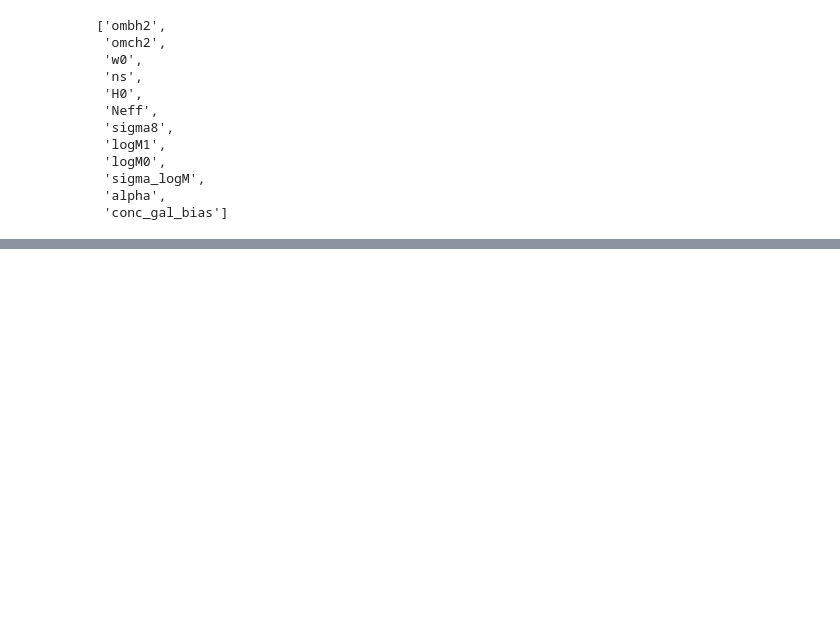
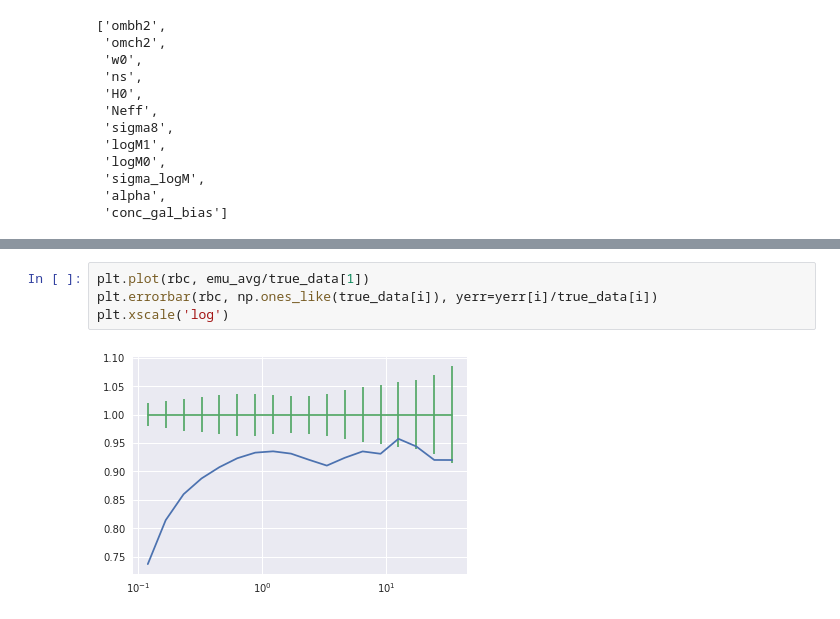
Before and after one commit to mclaughlin6464/pearce, a Jupyter notebook: notebooks/AB_tests/Compare Chain and Emulator HDF5 SLAC Joint.ipynb, the cells around one changed output, grey strips where cells are left out. Drawn from its saved outputs; the diff is of its cells as text; blank space fills up the shorter version.

```diff
--- a/notebooks/AB_tests/Compare Chain and Emulator HDF5 SLAC Joint.ipynb
+++ b/notebooks/AB_tests/Compare Chain and Emulator HDF5 SLAC Joint.ipynb
@@ -379,0 +402,6 @@ plt.show();
+# %%
+plt.plot(rbc, emu_avg/true_data[1])
+plt.errorbar(rbc, np.ones_like(true_data[i]), yerr=yerr[i]/true_data[i])
+plt.xscale('log')
+# %% [output]
+[figure, added]
```
Also changed, not shown: parts of 20 cells of this notebook, 5 other files.
